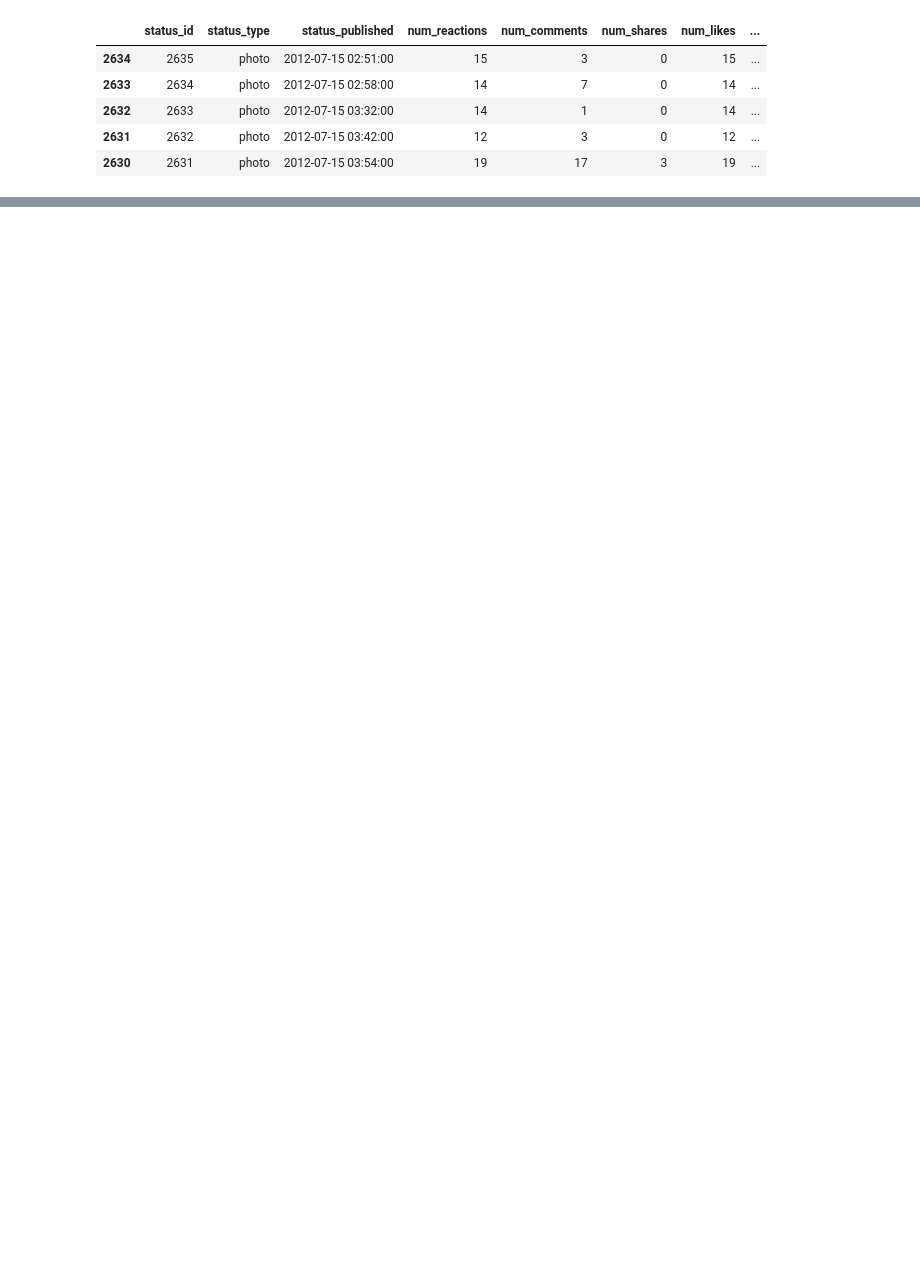
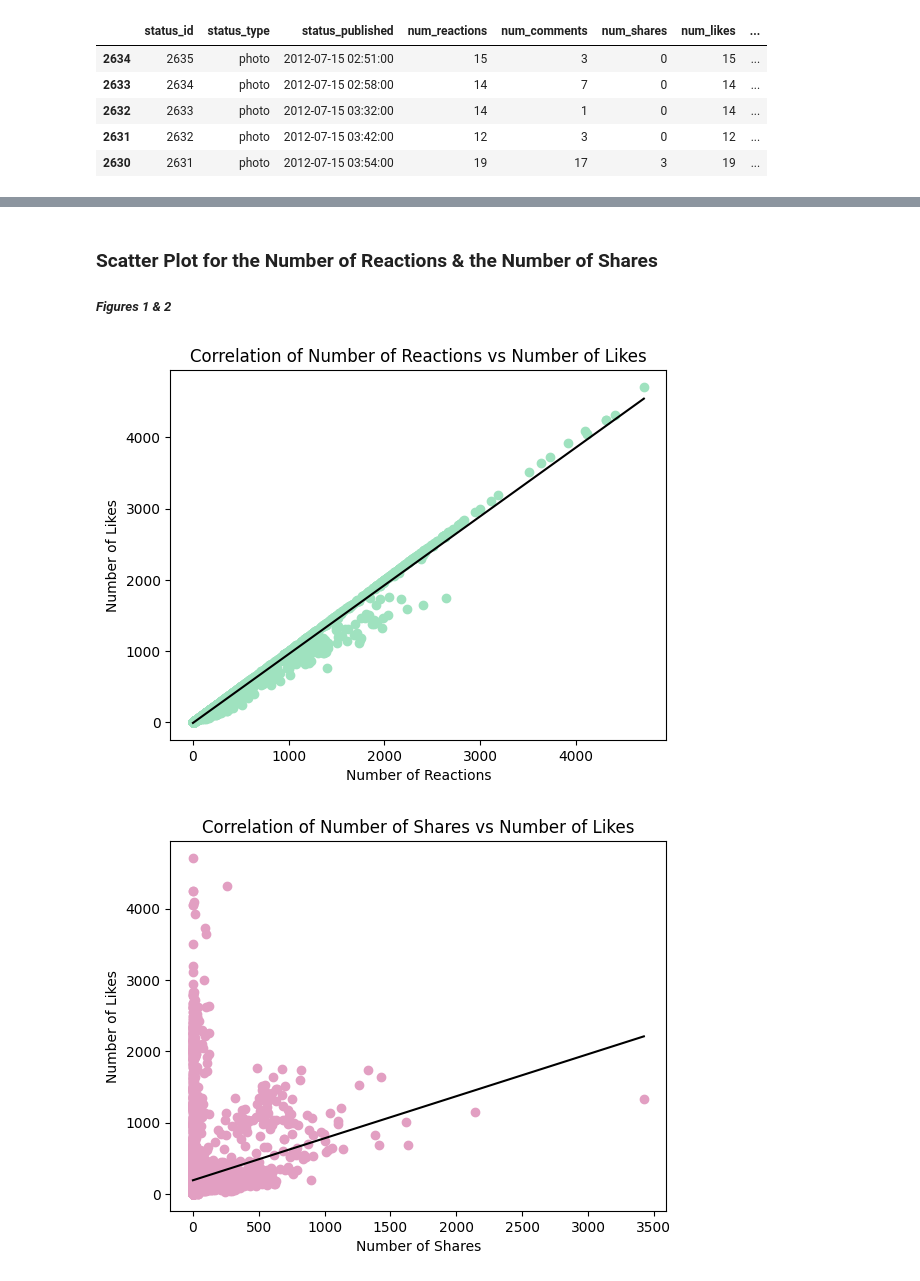
Before and after one commit to jmaitoza/CIS362_HW1, a Jupyter notebook: q1.ipynb, the cells around one changed output, grey strips where cells are left out. Drawn from its saved outputs; the diff is of its cells as text; code cells hidden in the pictures; blank space fills up the shorter version.

```diff
--- a/q1.ipynb
+++ b/q1.ipynb
@@ -61,0 +26,26 @@ plt.show()
+# %% [markdown]
+### Scatter Plot for the Number of Reactions & the Number of Shares
+##### *Figures 1 & 2*
+# %%
+# scatter plot for num_reactions vs num_likes
+plt.scatter(dataset.num_reactions, dataset.num_likes, color='#9fe2bf')
+plt.title("Correlation of Number of Reactions vs Number of Likes")
+plt.xlabel("Number of Reactions")
+plt.ylabel("Number of Likes")
+
+# plot line of best fit
+plt.plot(np.unique(dataset.num_reactions), np.poly1d(np.polyfit(dataset.num_reactions, dataset.num_likes, 1))(np.unique(dataset.num_reactions)), color = 'black')
+plt.show()
+
+# scatter plot for num_shares vs num_likes
+plt.scatter(dataset.num_shares, dataset.num_likes, color='#e29fc2')
+plt.title("Correlation of Number of Shares vs Number of Likes")
+plt.xlabel("Number of Shares")
+plt.ylabel("Number of Likes")
+
+# plot line of best fit
+plt.plot(np.unique(dataset.num_shares), np.poly1d(np.polyfit(dataset.num_shares, dataset.num_likes, 1))(np.unique(dataset.num_shares)), color = 'black')
+plt.show()
+# %% [output]
+[figure, added]
+[figure, added]
```
Also changed, not shown: parts of 6 cells of this notebook, 9 other files.
